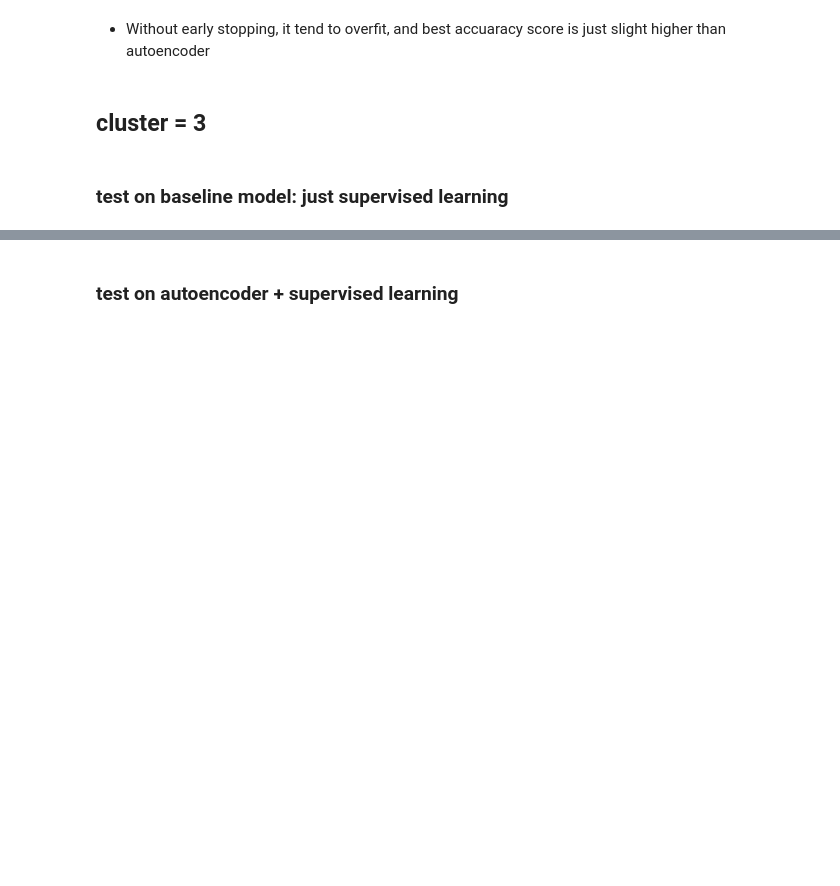
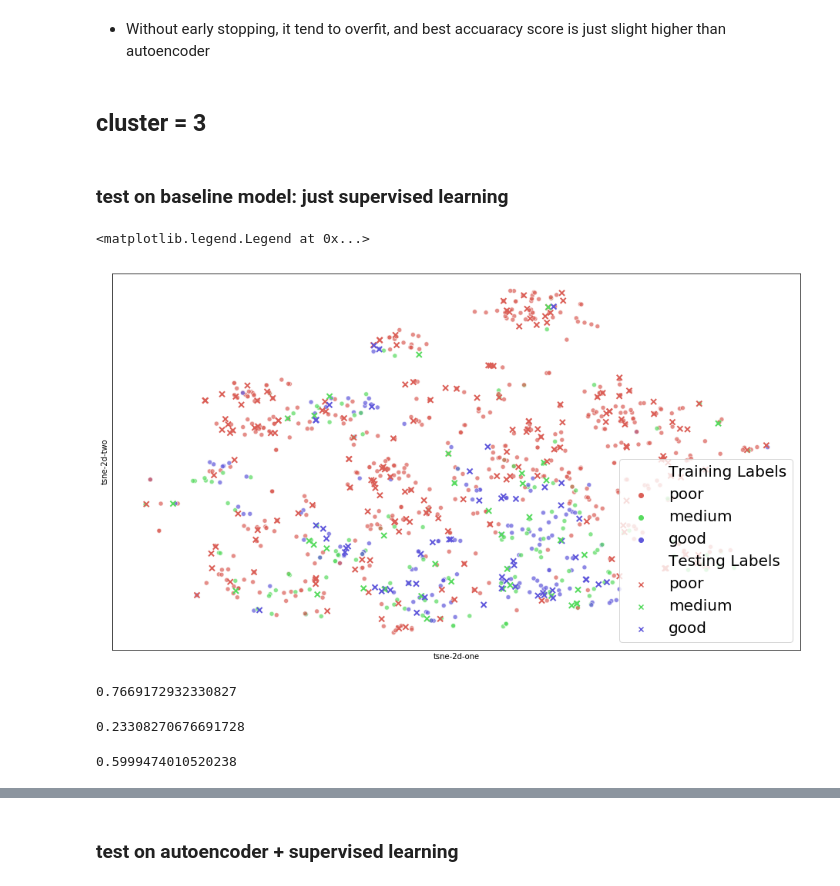
Before and after one commit to chembed/DeepChEmbed, a Jupyter notebook: deepchembed/notebook_scripts/supervised_dce_MACCSkeys.ipynb, the cells around one changed output, grey strips where cells are left out. Saved outputs shown, nothing was run; the diff lists cells and outputs as text; code cells hidden in the pictures; blank space fills up the shorter version.

```diff
--- a/deepchembed/notebook_scripts/supervised_dce_MACCSkeys.ipynb
+++ b/deepchembed/notebook_scripts/supervised_dce_MACCSkeys.ipynb
@@ -438,3 +442,38 @@ X_train, X_test, y_train, y_test = train_test_split(
    fps, true_label_triclass, test_size=0.25, random_state=42)
 # %% [markdown]
 ### test on baseline model: just supervised learning
+# %%
+clf3_base = RandomForestClassifier(n_estimators=130, max_depth=9,random_state=42)
+clf3_base.fit(X_train, y_train)
+y_pred_base=clf3_base.predict(X_test)
+# %%
+fig, ax =plt.subplots(figsize=(16,9))
+
+utilities.tsne_2d_visulization_test_and_train(
+    train_feat=X_train,
+    train_labels=y_train,
+    test_feat=X_test,
+    test_labels=y_test,
+    labels=['poor', 'medium','good'],
+    verbose=0,
+    ax=ax)
+
+ax.set_xticks([])
+ax.set_yticks([])
+ax.legend(fontsize=20)
+#plt.savefig('4.co_train_classifying.pdf', bbox_inches='tight')
+# %% [output]
+<matplotlib.legend.Legend at 0x...>
+[figure, added]
+# %%
+accuracy_score(y_test,y_pred_base)
+# %% [output]
+0.7669172932330827
+# %%
+hamming_loss(y_test, y_pred_base)
+# %% [output]
+0.23308270676691728
+# %%
+log_loss(y_test, clf3_base.predict_proba(X_test), normalize=True, labels=y_test)
+# %% [output]
+0.5999474010520238
```
Also changed, not shown: parts of 10 cells of this notebook.
